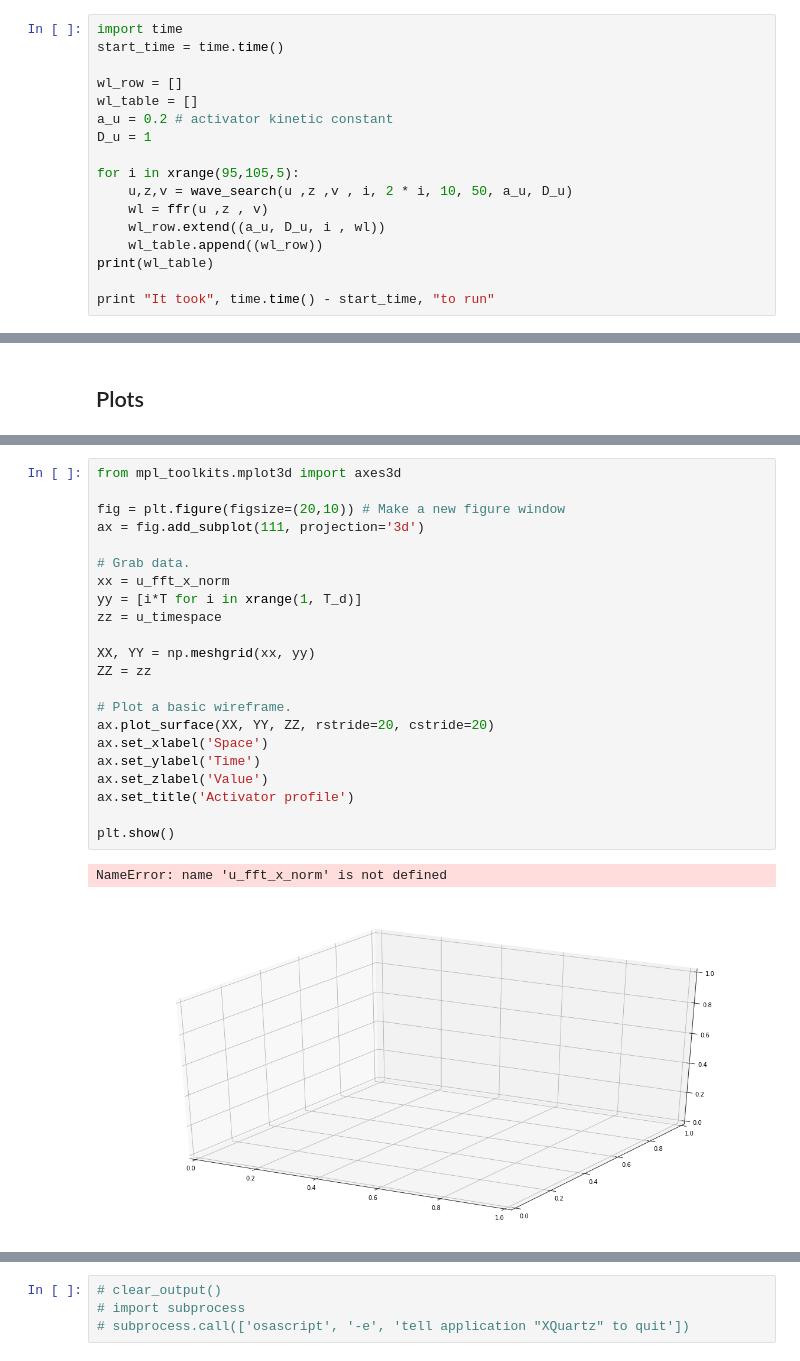
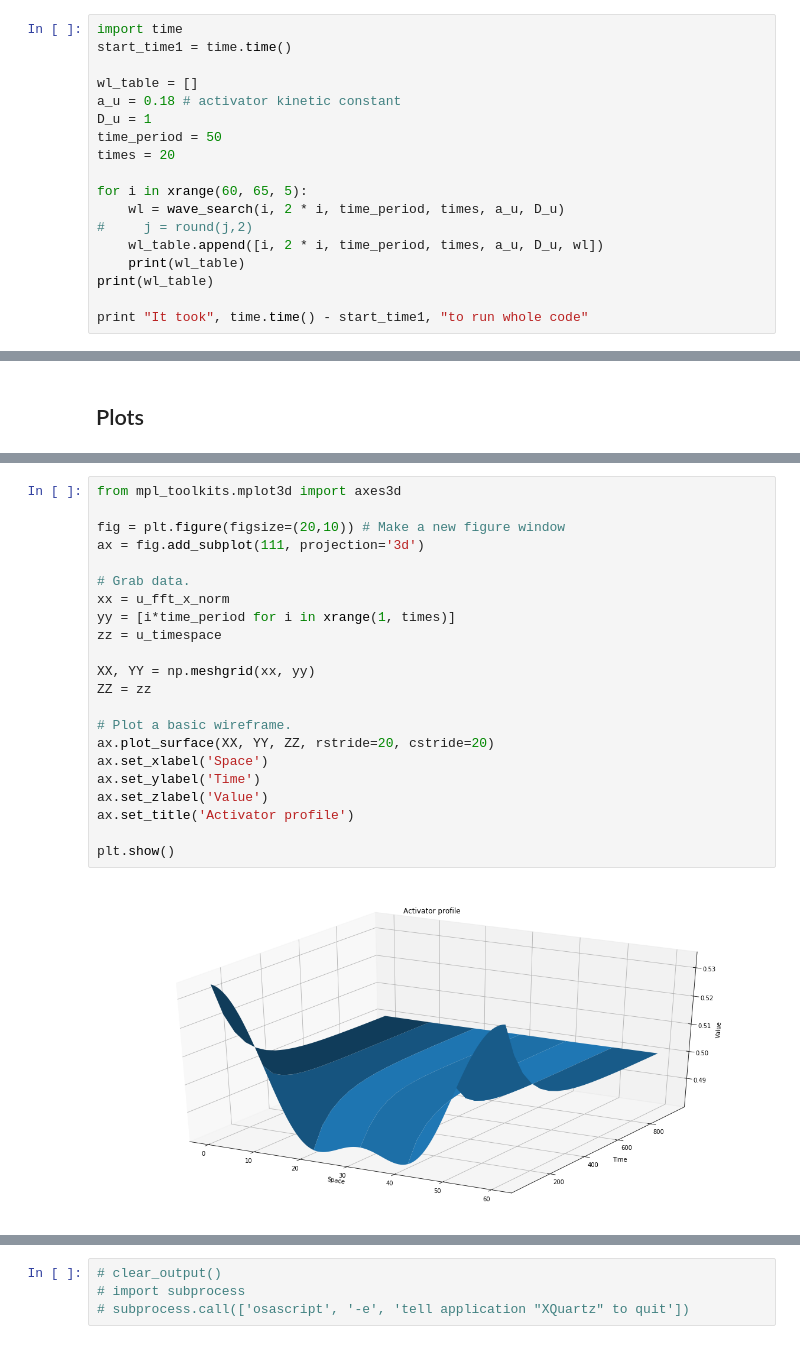
Before and after one commit to Ren22/MS_turingspat, a Jupyter notebook: 2d_tur_notebook_1.01_einFunk.ipynb, the cells around one changed output, grey strips where cells are left out. Saved outputs shown, nothing was run; the diff lists cells and outputs as text.

```diff
--- a/2d_tur_notebook_1.01_einFunk.ipynb
+++ b/2d_tur_notebook_1.01_einFunk.ipynb
@@ -146,18 +142,19 @@ def plot_it():
 ## Main code
 # %%
 import time
-start_time = time.time()
+start_time1 = time.time()
 
-wl_row = []
 wl_table = []
-a_u = 0.2 # activator kinetic constant
+a_u = 0.18 # activator kinetic constant
 D_u = 1
+time_period = 50
+times = 20
 
-for i in xrange(95,105,5):
-    u,z,v = wave_search(u ,z ,v , i, 2 * i, 10, 50, a_u, D_u)
-    wl = ffr(u ,z , v)
-    wl_row.extend((a_u, D_u, i , wl))
-    wl_table.append((wl_row))
+for i in xrange(60, 65, 5):
+    wl = wave_search(i, 2 * i, time_period, times, a_u, D_u)
+#     j = round(j,2)
+    wl_table.append([i, 2 * i, time_period, times, a_u, D_u, wl])
+    print(wl_table)
 print(wl_table)
 
-print "It took", time.time() - start_time, "to run"
+print "It took", time.time() - start_time1, "to run whole code"
@@ -181,26 +182,25 @@ plot_it()
 # %%
 from mpl_toolkits.mplot3d import axes3d
 
 fig = plt.figure(figsize=(20,10)) # Make a new figure window
 ax = fig.add_subplot(111, projection='3d')
 
 # Grab data.
 xx = u_fft_x_norm
-yy = [i*T for i in xrange(1, T_d)]
+yy = [i*time_period for i in xrange(1, times)]
 zz = u_timespace
 
 XX, YY = np.meshgrid(xx, yy)
 ZZ = zz
 
 # Plot a basic wireframe.
 ax.plot_surface(XX, YY, ZZ, rstride=20, cstride=20)
 ax.set_xlabel('Space')
 ax.set_ylabel('Time')
 ax.set_zlabel('Value')
 ax.set_title('Activator profile')
 
 plt.show()
 # %% [output]
-NameError: name 'u_fft_x_norm' is not defined
-[figure, old version]
+[figure, new version]
 # %%
```
Also changed, not shown: parts of 6 cells of this notebook.
